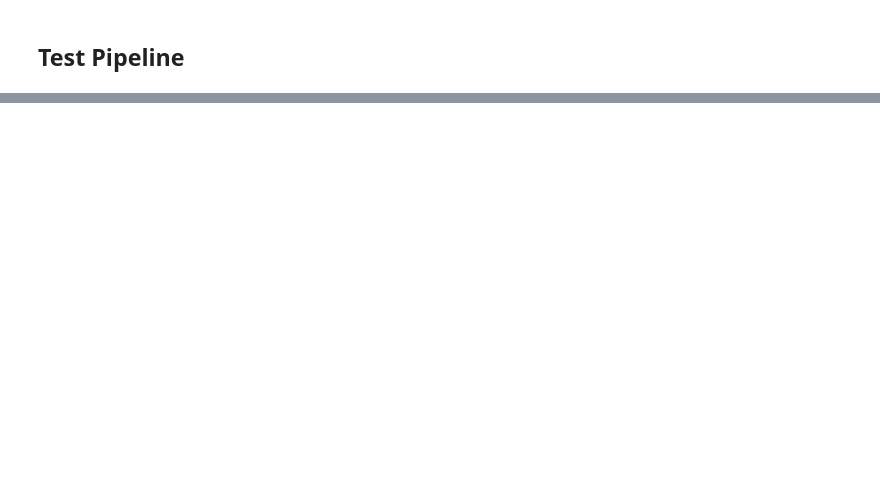
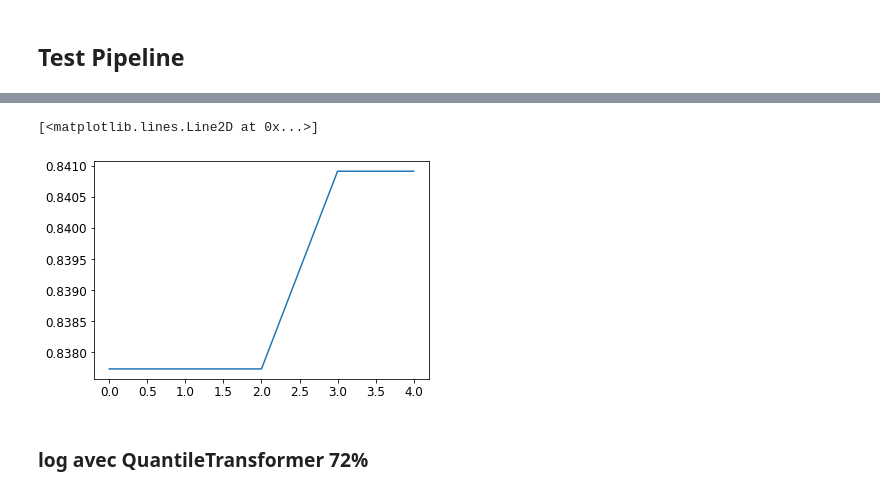
Before and after one commit to KindPixel/Projet-IA, a Jupyter notebook: ProjetIA - RegLog.ipynb, the cells around one changed output, grey strips where cells are left out. Saved outputs shown, nothing was run; the diff lists cells and outputs as text; code cells hidden in the pictures; blank space fills up the shorter version.

```diff
--- a/ProjetIA - RegLog.ipynb
+++ b/ProjetIA - RegLog.ipynb
@@ -248,0 +256,3 @@ dataset_prepared
+# %%
+dataset_prepared = dataset.copy()
+dataset_prepared.info()
@@ -249,6 +277,7 @@ dataset_prepared
 # %%
 import pandas as pd, numpy as np, seaborn as sns,matplotlib.pyplot as plt
-useless_value = ['StandardHours','Education','EmployeeCount','EmployeeID', "Over18", "Gender", "Department"]
+useless_value = ['Attrition','StandardHours','Education','EmployeeCount','EmployeeID', "Over18", "Gender", "Department"] #Ordinal
+# useless_value = ['StandardHours','Education','EmployeeCount','EmployeeID', "Over18_Y", "Gender_Female","Gender_Male"] #OHE
 dataset_prepared = dataset_prepared.drop(useless_value, axis = 1)
 dataset_prepared.info()
 # %% [output]
@@ -300,0 +426,8 @@ print(confusion_matrix(y_test,y_pred))
+# %%
+log_score = cross_val_score(estimator=LogisticRegression(), X=X_test, y=y_test)
+plt.plot(log_score)
+# %% [output]
+[<matplotlib.lines.Line2D at 0x...>]
+[figure, added]
+# %% [markdown]
+### log avec QuantileTransformer 72%
```
Also changed, not shown: parts of 34 cells of this notebook.
